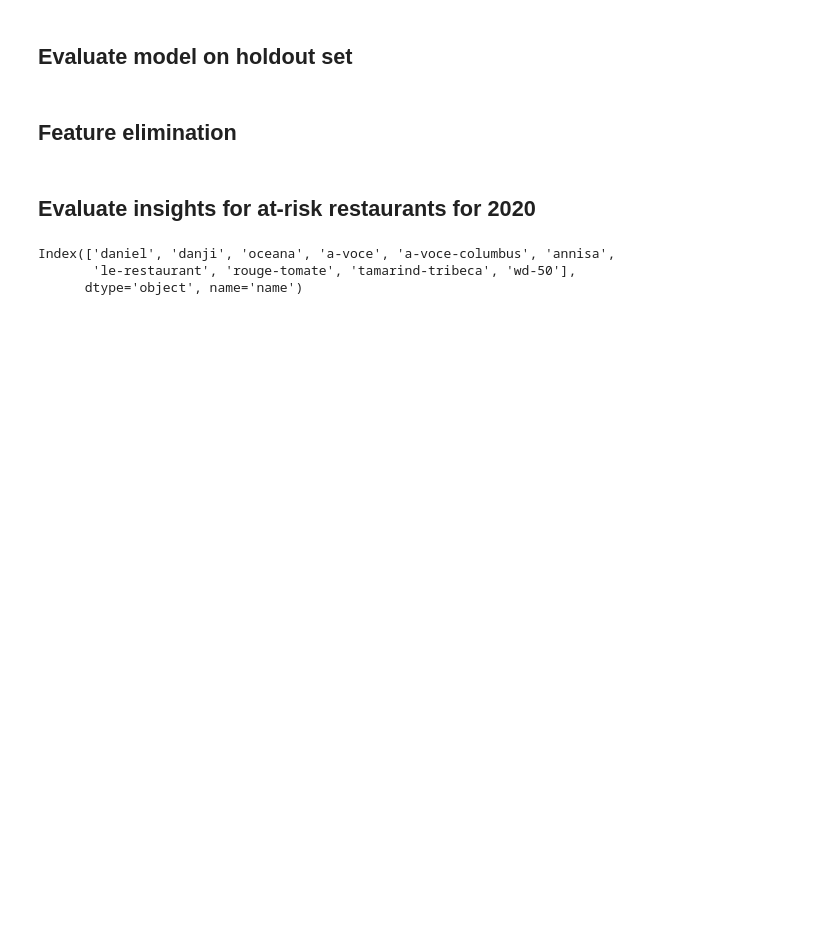
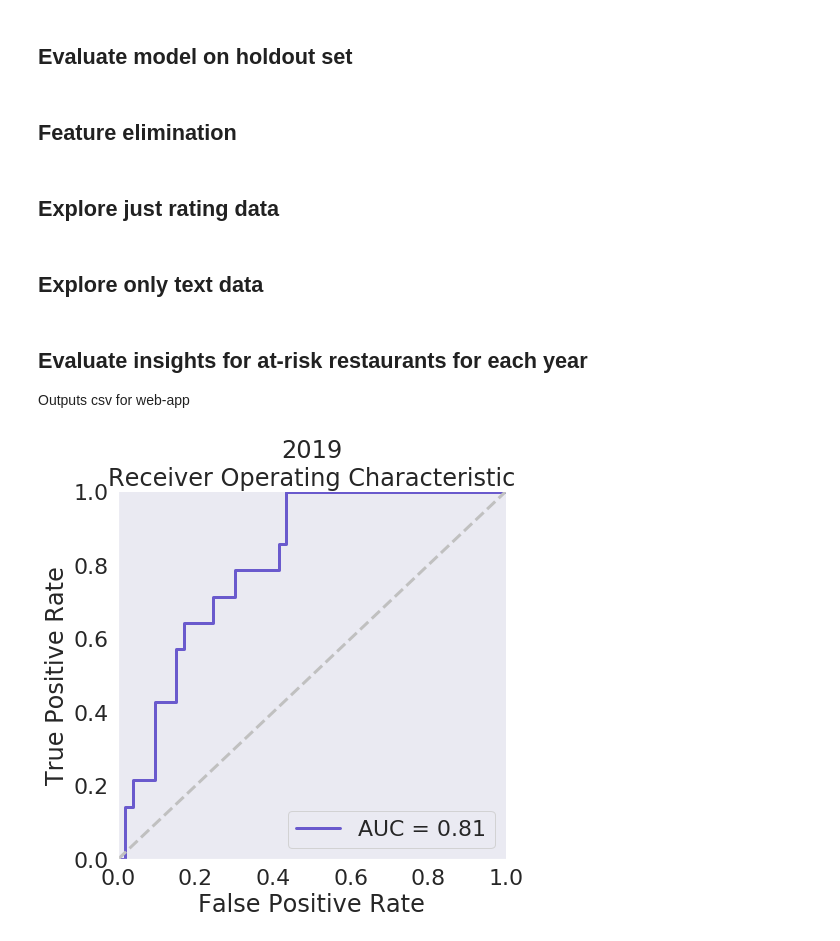
Before and after one commit to ysheynin/Michelin_Survivor_NYC, a Jupyter notebook: Michelin Survival Analysis.ipynb, the cells around one changed output. Saved outputs shown, nothing was run; the diff lists cells and outputs as text; code cells hidden in the pictures; blank space fills up the shorter version.

```diff
--- a/Michelin Survival Analysis.ipynb
+++ b/Michelin Survival Analysis.ipynb
@@ -503,3 +519,5 @@ run_model(resampled_train, holdout,  clf = clf, cols = selected_cols)
+# %% [markdown]
+## Explore just rating data
 # %%
 my_cols = list()
 topics = ['food_quality', 'wait time', 'service', 'value', 'menu']
@@ -521,36 +542,76 @@ clf = run_model(resampled_train, holdout, cols = resampled_train['X'].columns,
 
 score = cross_val_score(clf, resampled_train['X'], resampled_train['y'], cv = 10, scoring= 'roc_auc').mean()
 print('Cross validation score: {}'.format(score))
+# %% [markdown]
+## Explore only text data
+# %%
+text = dict()
+text['X'] = train['X'][my_cols]
+text['y'] = train['y'].copy()
+
+run_model(text, holdout, cols = text['X'].columns)
+
+resampled_train = {'X' : pd.DataFrame(), 'y': pd.Series()}
+resampled_train['X'], resampled_train['y'] = make_resampled(text['X'],text['y'])
+
+clf = LogisticRegression(C = .05)
+clf = run_model(resampled_train, holdout, cols = resampled_train['X'].columns,  clf = clf, title = 'Only text')
+coefs_abs = pd.Series(clf.coef_[0], index = resampled_train['X'].columns).sort_values(ascending = True)
+coefs_abs.plot.barh(figsize = (20,20))
+plt.savefig('text_importance.png', transparent = True, dpi = 300)
+
+
+score = cross_val_score(clf, resampled_train['X'], resampled_train['y'], cv = 10, scoring= 'roc_auc').mean()
+print('Cross validation score: {}'.format(score))
 # %% [markdown]
-## Evaluate insights for at-risk restaurants for 2020
+## Evaluate insights for at-risk restaurants for each year
+
+Outputs csv for web-app
 # %%
 from sklearn.preprocessing import minmax_scale
-predict_year   = 2018
+predict_years   = [2019]
 
-def produce_results(predict_year, michelin_data, yelp_data):
-
+def produce_results(predict_year, michelin_data, yelp_data, thresh = .5):
     train, holdout = get_train_and_holdout(predict_year, michelin_data, yelp_data)
     df = holdout['X'].copy()
     resampled_train = {'X' : pd.DataFrame(), 'y': pd.Series()}
     resampled_train['X'], resampled_train['y'] = make_resampled(train['X'], train['y'])
 
-    clf  = LogisticRegression(C = .1, random_state=0)
+    clf  = LogisticRegression(C = .05, random_state=0)
     clf.fit(resampled_train['X'], resampled_train['y'])
-    clf.predict_proba(df)[:1]
 
-    probs = -1* minmax_scale(clf.predict_proba(holdout['X'])[:,1], feature_range = (-.99, .99))
-    probs = pd.Series(probs, index = holdout['X'].index)
-    df['probs']   = probs
-    df['at_risk'] = (df['probs'].apply(np.sign)  + 1)/2
-    df['actual'] = holdout['y']
+    probs = clf.predict_proba(holdout['X'])[:,1]
+
+    thresh_probs = probs
+#     thresh_probs[thresh_probs < thresh] = 0
+    if predict_year != 2020:
+        plot_roc(thresh_probs, holdout['y'], title = str(predict_year))
+
+    at_risk = thresh_probs
+    at_risk[at_risk > thresh] = 1
+    at_risk[at_risk < thresh] = 0
+
+    probs_pct = minmax_scale(probs, feature_range = (0, .99))
+    probs_pct = pd.Series(probs_pct, index = holdout['X'].index)
+
+
+    like             = 1 - minmax_scale(clf.predict_proba(holdout['X'])[:,1], feature_range=(0,1) )
+    df['security']   = like
+    like[like>.5]    = 0
+    like[like!=0]    = 1
+
+    df['at_risk']    = like
+    df['actual']     = holdout['y']
+
 
     return df
 
+data_dict = dict()
+for predict_year in predict_years:
+    data_dict[predict_year] = produce_results(predict_year, michelin_data, yelp_data)
+    data_dict[predict_year].to_csv('michelin_{}_model_data.csv'.format(str(predict_year)))
 
-results_2015 = produce_results(predict_year, michelin_data, yelp_data)
+
+# main_points = ['total_median', 'total_slope','div4_food_quality', 'div4_menu',  'div4_service', 'div4_value']
+# %% [output]
+[figure, added]
-# %%
-results_2015.index[results_2015.actual == 1]
-# %% [output]
-Index(['daniel', 'danji', 'oceana', 'a-voce', 'a-voce-columbus', 'annisa',
-       'le-restaurant', 'rouge-tomate', 'tamarind-tribeca', 'wd-50'],
-      dtype='object', name='name')
```
Also changed, not shown: parts of 16 cells of this notebook, 44 other files.
